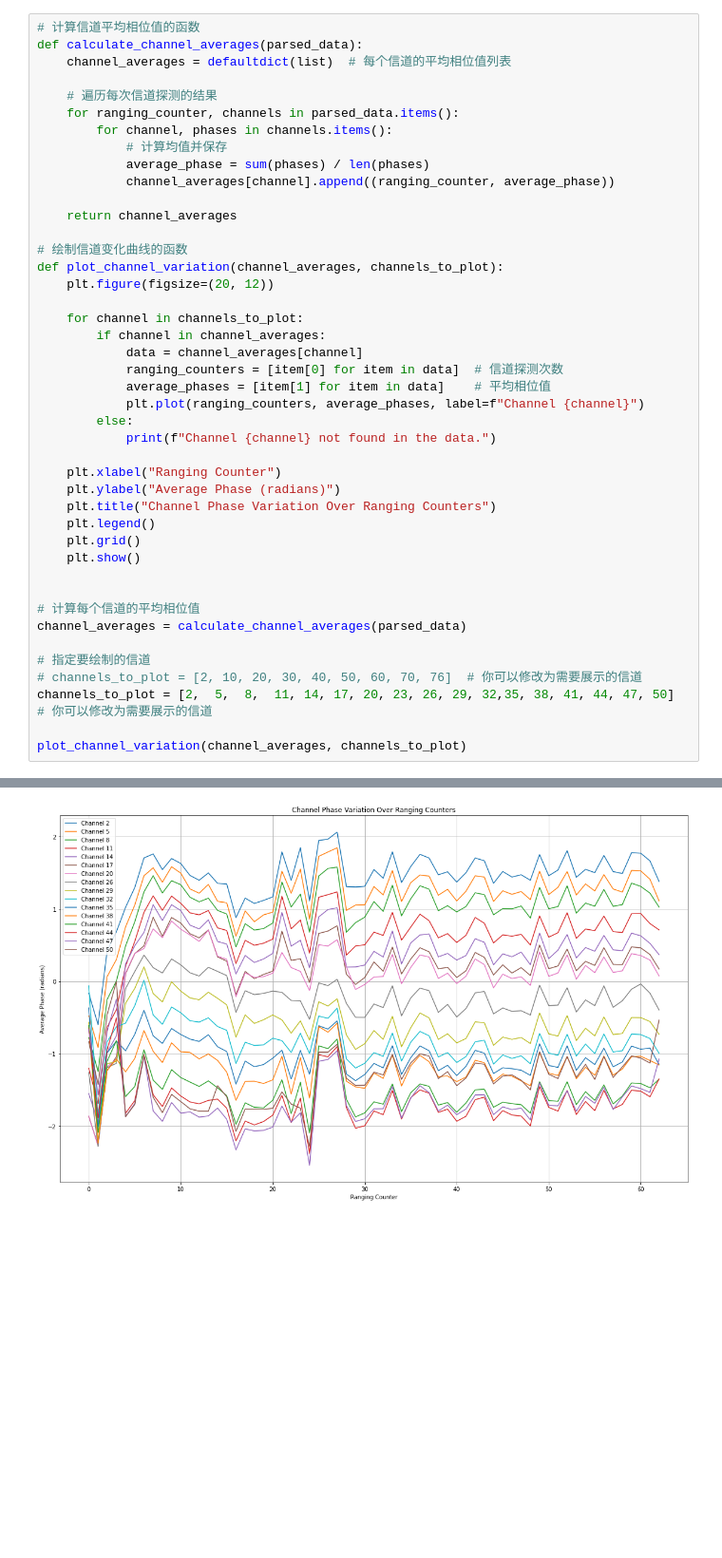
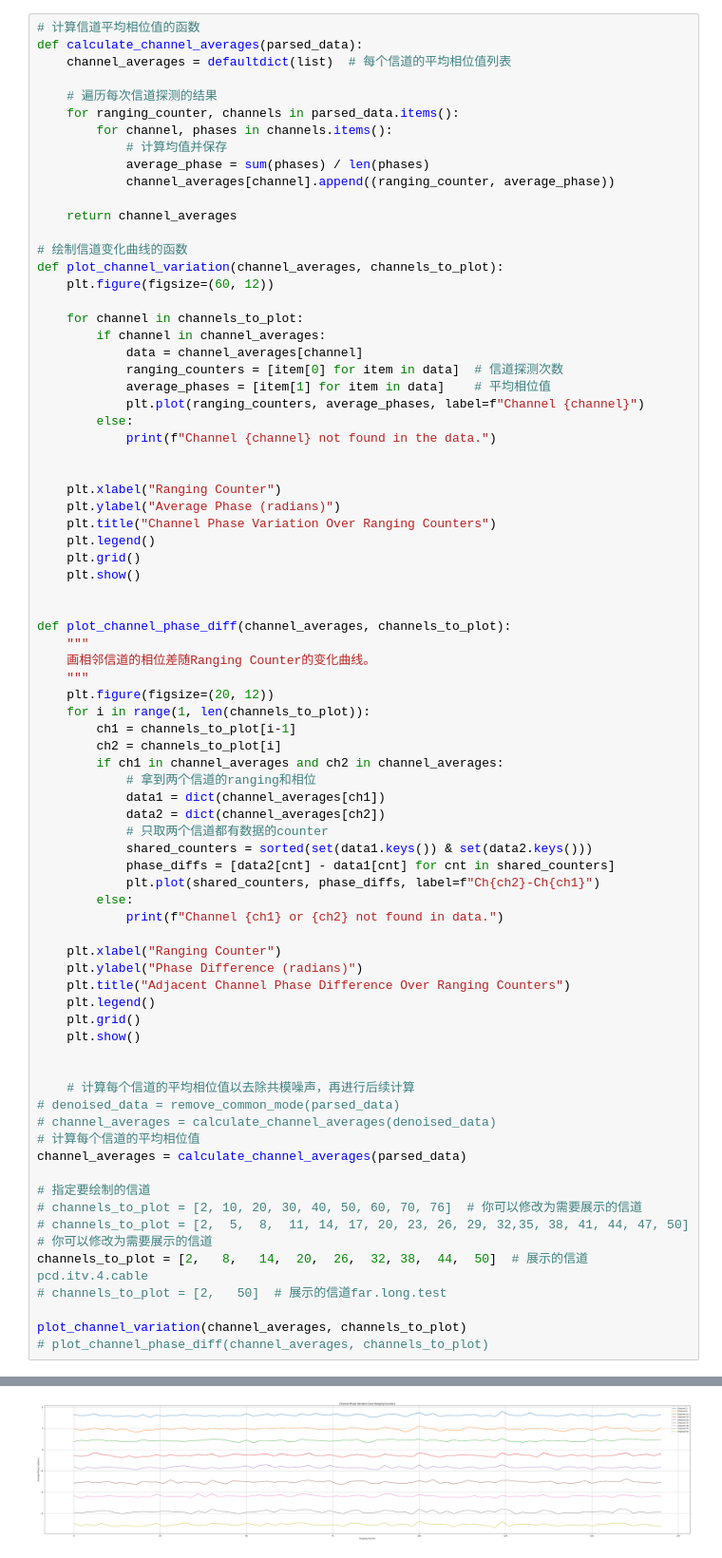
Before and after one commit to cwdao/ble6.cs.scripts, a Jupyter notebook: cs.ch.phase.test.ipynb, the cells around one changed output, grey strips where cells are left out. Shown: that part at 95% size. Saved outputs shown, nothing was run; the diff lists cells and outputs as text; blank space fills up the shorter version.

```diff
--- a/cs.ch.phase.test.ipynb
+++ b/cs.ch.phase.test.ipynb
@@ -111,7 +143,7 @@ def calculate_channel_averages(parsed_data):
 
 # 绘制信道变化曲线的函数
 def plot_channel_variation(channel_averages, channels_to_plot):
-    plt.figure(figsize=(20, 12))
+    plt.figure(figsize=(60, 12))
 
     for channel in channels_to_plot:
         if channel in channel_averages:
@@ -122,6 +154,7 @@ def plot_channel_variation(channel_averages, channels_to_plot):
         else:
             print(f"Channel {channel} not found in the data.")
 
+
     plt.xlabel("Ranging Counter")
     plt.ylabel("Average Phase (radians)")
     plt.title("Channel Phase Variation Over Ranging Counters")
@@ -130,12 +163,45 @@ def plot_channel_variation(channel_averages, channels_to_plot):
     plt.show()
 
 
+def plot_channel_phase_diff(channel_averages, channels_to_plot):
+    """
+    画相邻信道的相位差随Ranging Counter的变化曲线。
+    """
+    plt.figure(figsize=(20, 12))
+    for i in range(1, len(channels_to_plot)):
+        ch1 = channels_to_plot[i-1]
+        ch2 = channels_to_plot[i]
+        if ch1 in channel_averages and ch2 in channel_averages:
+            # 拿到两个信道的ranging和相位
+            data1 = dict(channel_averages[ch1])
+            data2 = dict(channel_averages[ch2])
+            # 只取两个信道都有数据的counter
+            shared_counters = sorted(set(data1.keys()) & set(data2.keys()))
+            phase_diffs = [data2[cnt] - data1[cnt] for cnt in shared_counters]
+            plt.plot(shared_counters, phase_diffs, label=f"Ch{ch2}-Ch{ch1}")
+        else:
+            print(f"Channel {ch1} or {ch2} not found in data.")
+
+    plt.xlabel("Ranging Counter")
+    plt.ylabel("Phase Difference (radians)")
+    plt.title("Adjacent Channel Phase Difference Over Ranging Counters")
+    plt.legend()
+    plt.grid()
+    plt.show()
+
+
+    # 计算每个信道的平均相位值以去除共模噪声，再进行后续计算
+# denoised_data = remove_common_mode(parsed_data)
+# channel_averages = calculate_channel_averages(denoised_data)
 # 计算每个信道的平均相位值
 channel_averages = calculate_channel_averages(parsed_data)
 
 # 指定要绘制的信道
 # channels_to_plot = [2, 10, 20, 30, 40, 50, 60, 70, 76]  # 你可以修改为需要展示的信道
-channels_to_plot = [2,  5,  8,  11, 14, 17, 20, 23, 26, 29, 32,35, 38, 41, 44, 47, 50]  # 你可以修改为需要展示的信道
+# channels_to_plot = [2,  5,  8,  11, 14, 17, 20, 23, 26, 29, 32,35, 38, 41, 44, 47, 50]  # 你可以修改为需要展示的信道
+channels_to_plot = [2,   8,   14,  20,  26,  32, 38,  44,  50]  # 展示的信道pcd.itv.4.cable
+# channels_to_plot = [2,   50]  # 展示的信道far.long.test
 
 plot_channel_variation(channel_averages, channels_to_plot)
+# plot_channel_phase_diff(channel_averages, channels_to_plot)
 # %% [output]
@@ -143 +208 @@ Channel 23 not found in the data.
-[figure, old version]
+[figure, new version]
```
Also changed, not shown: parts of 3 cells of this notebook, 14 other files.
